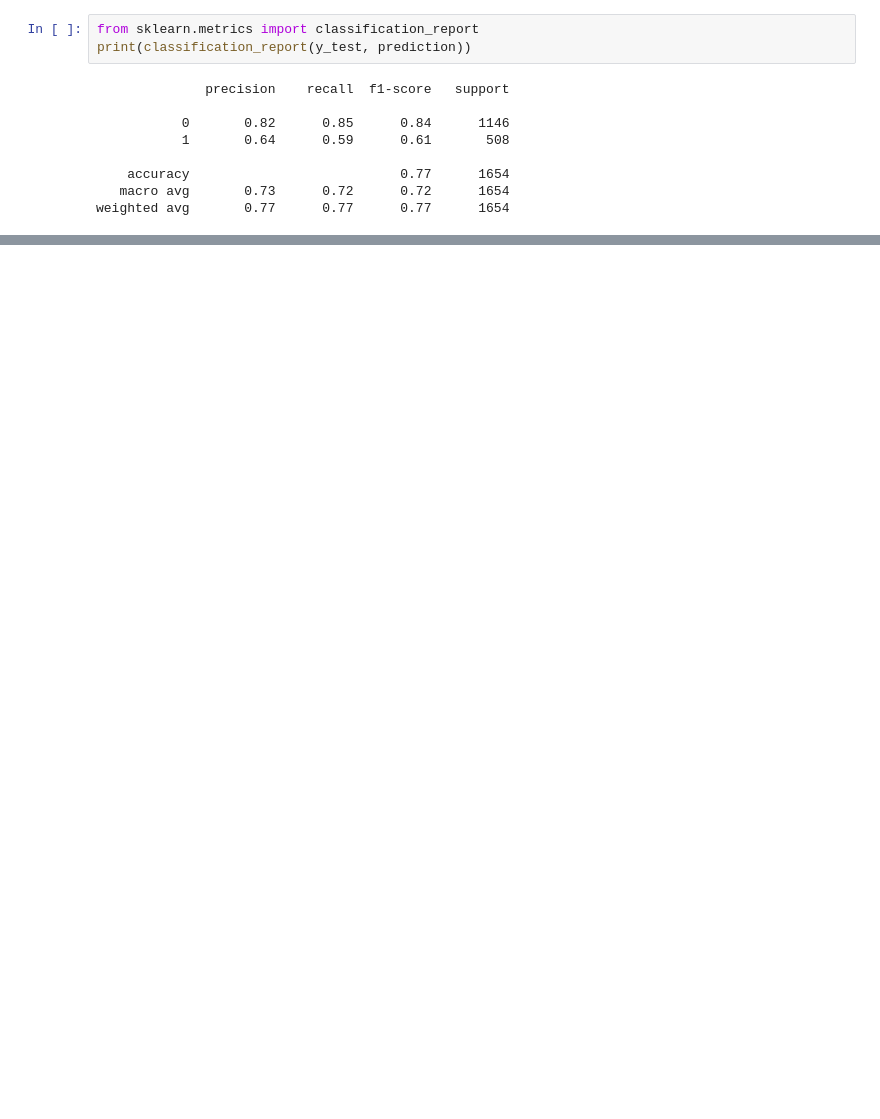
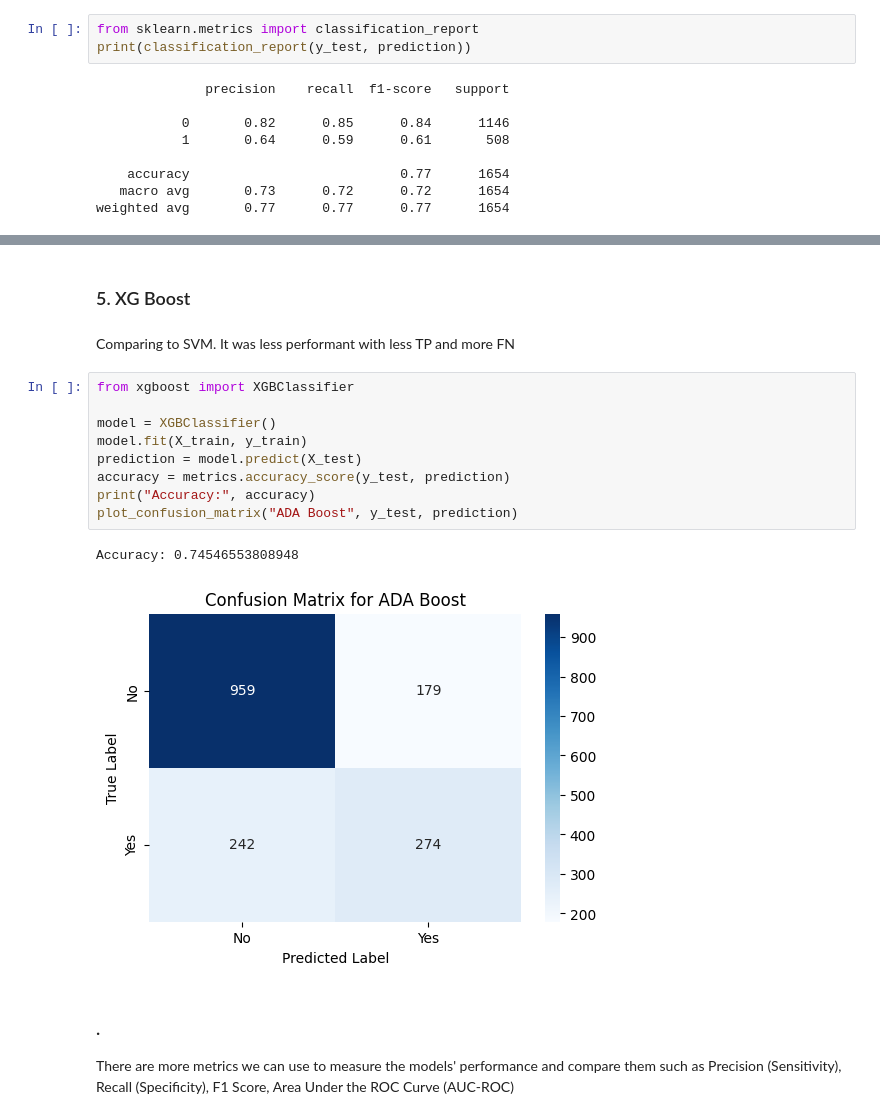
Before and after one commit to nesrineabd/churn-analysis-telecom, a Jupyter notebook: Telecom Churn Prediction.ipynb, the cells around one changed output, grey strips where cells are left out. Saved outputs shown, nothing was run; the diff lists cells and outputs as text; blank space fills up the shorter version.

```diff
--- a/Telecom Churn Prediction.ipynb
+++ b/Telecom Churn Prediction.ipynb
@@ -549,0 +574,20 @@ weighted avg       0.77      0.77      0.77      1654
+# %% [markdown]
+### 5. XG Boost
+# %% [markdown]
+Comparing to SVM. It was less performant with less TP and more FN
+# %%
+from xgboost import XGBClassifier
+
+model = XGBClassifier()
+model.fit(X_train, y_train)
+prediction = model.predict(X_test)
+accuracy = metrics.accuracy_score(y_test, prediction)
+print("Accuracy:", accuracy)
+plot_confusion_matrix("ADA Boost", y_test, prediction)
+# %% [output]
+Accuracy: 0.74546553808948
+[figure, added]
+# %% [markdown]
+### .
+
+There are more metrics we can use to measure the models' performance and compare them such as Precision (Sensitivity), Recall (Specificity), F1 Score, Area Under the ROC Curve (AUC-ROC)
```
Also changed, not shown: parts of 8 cells of this notebook.
